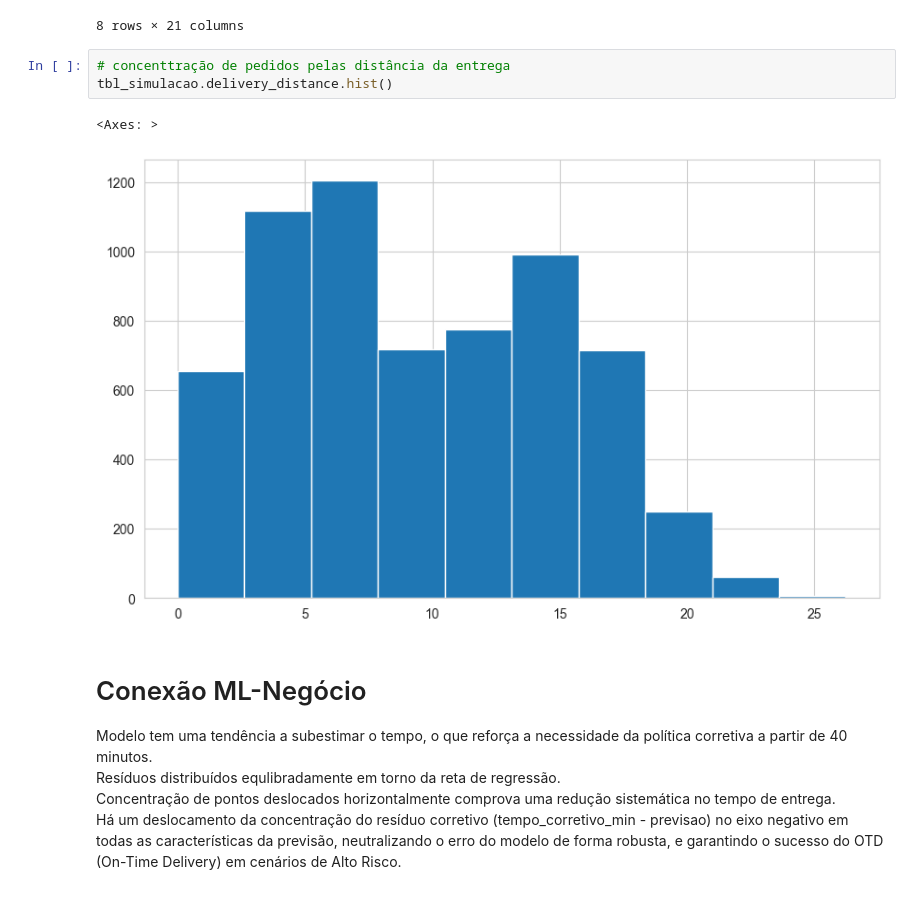
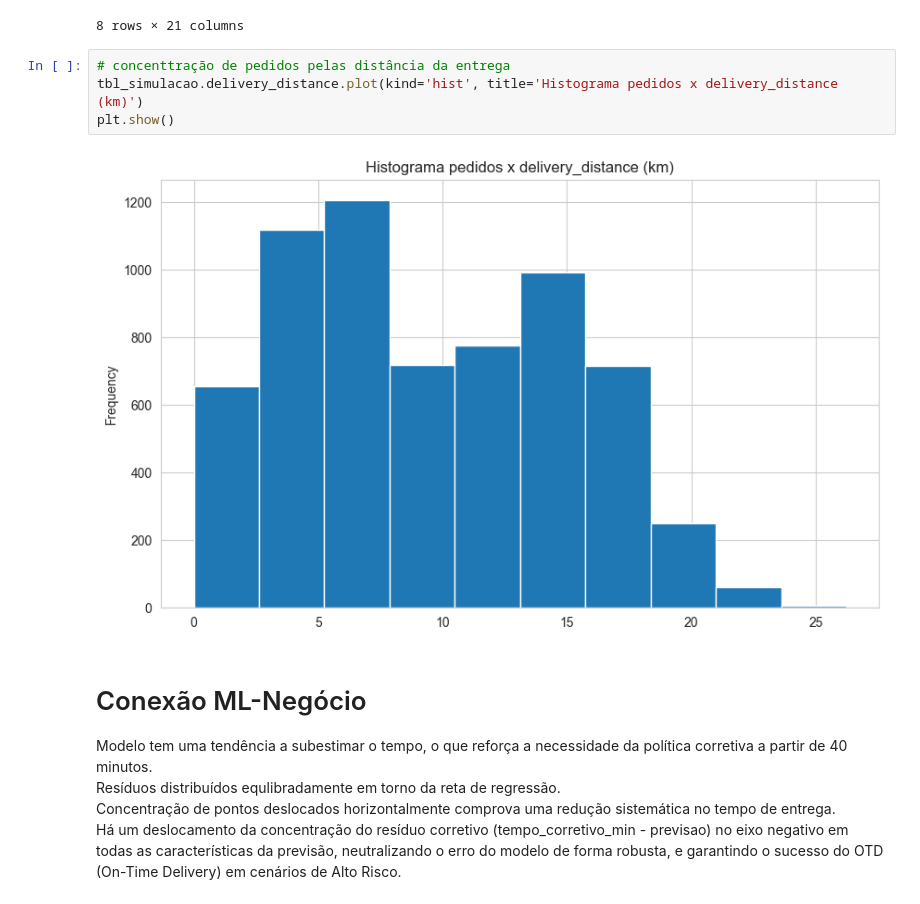
Before and after one commit to IgorComune/tech_challenge_ml_engineer_phase3, a Jupyter notebook: notebooks/02_SIMULATION.ipynb, the cells around one changed output. Drawn from its saved outputs; the diff is of its cells as text.

```diff
--- a/notebooks/02_SIMULATION.ipynb
+++ b/notebooks/02_SIMULATION.ipynb
@@ -209,10 +208,10 @@ tbl_simulacao.describe()
 8 rows × 21 columns
 # %%
 # concenttração de pedidos pelas distância da entrega
-tbl_simulacao.delivery_distance.hist()
+tbl_simulacao.delivery_distance.plot(kind='hist', title='Histograma pedidos x delivery_distance (km)')
+plt.show()
 # %% [output]
-<Axes: >
-[figure, old version]
+[figure, new version]
 # %% [markdown]
 # Conexão ML-Negócio
 Modelo tem uma tendência a subestimar o tempo, o que reforça a necessidade da política corretiva a partir de 40 minutos.<br>
```
Also changed, not shown: parts of 3 cells of this notebook, 1 other file.
